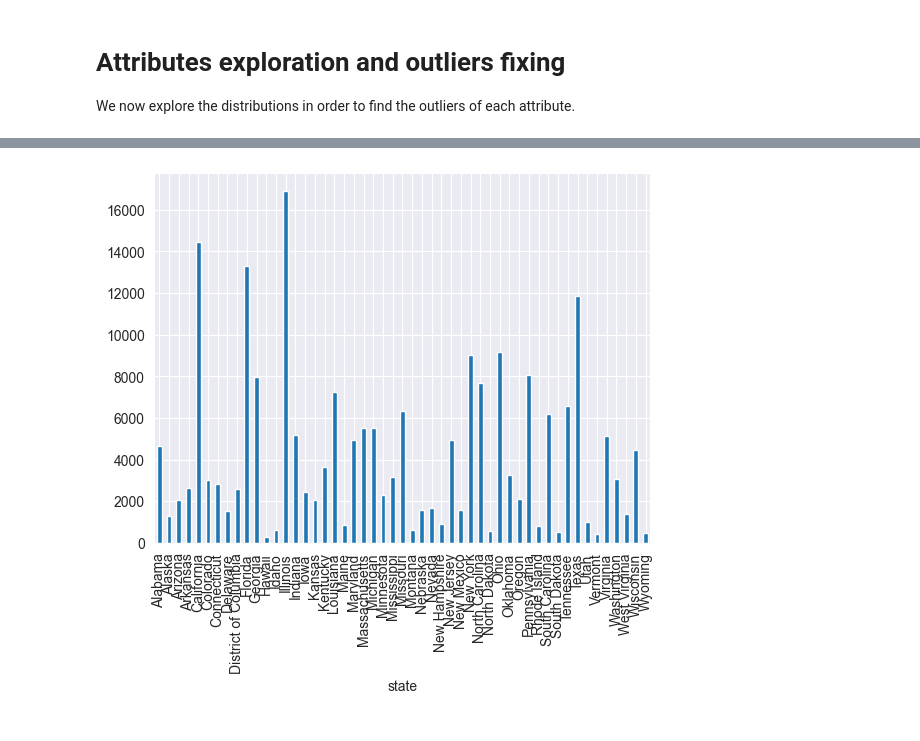
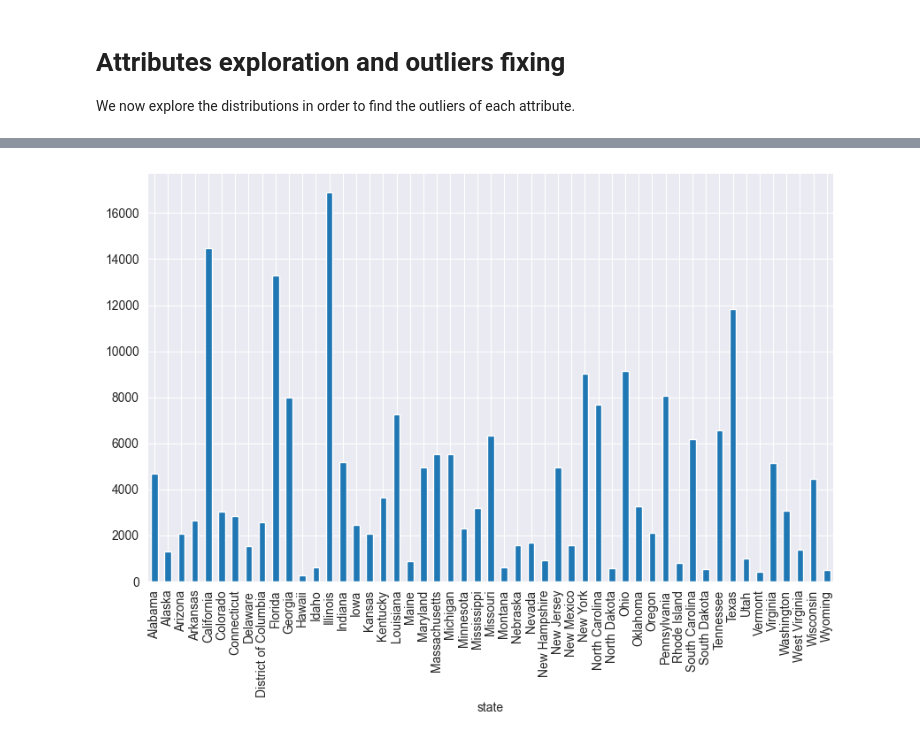
Before and after one commit to Alexthw46/DataMiningProject, a Jupyter notebook: TASK_1/data_understanding.ipynb, the cells around one changed output, grey strips where cells are left out. Cells and saved outputs as stored; diff of their text form; code cells hidden in the pictures.

```diff
--- a/TASK_1/data_understanding.ipynb
+++ b/TASK_1/data_understanding.ipynb
@@ -268,6 +272,7 @@ plt.show()
 # %%
 # Checking the state distribution
+plt.figure(figsize=(10, 6))
 incidents.state.groupby(incidents.state).count().plot(kind='bar')
 plt.show()
 # %% [output]
-[figure, old version]
+[figure, new version]
```
Also changed, not shown: parts of 32 cells of this notebook, 1 other file.
